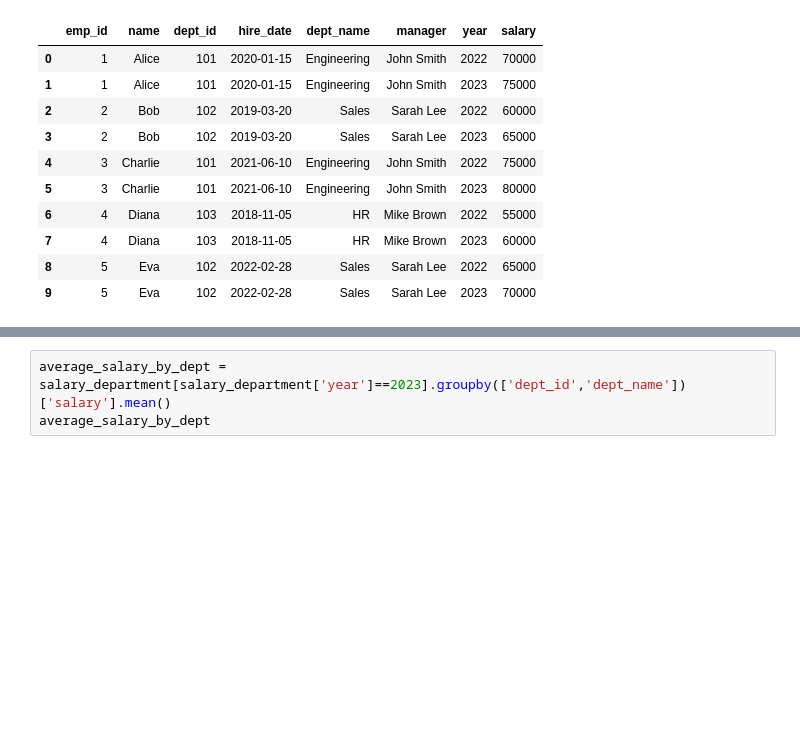
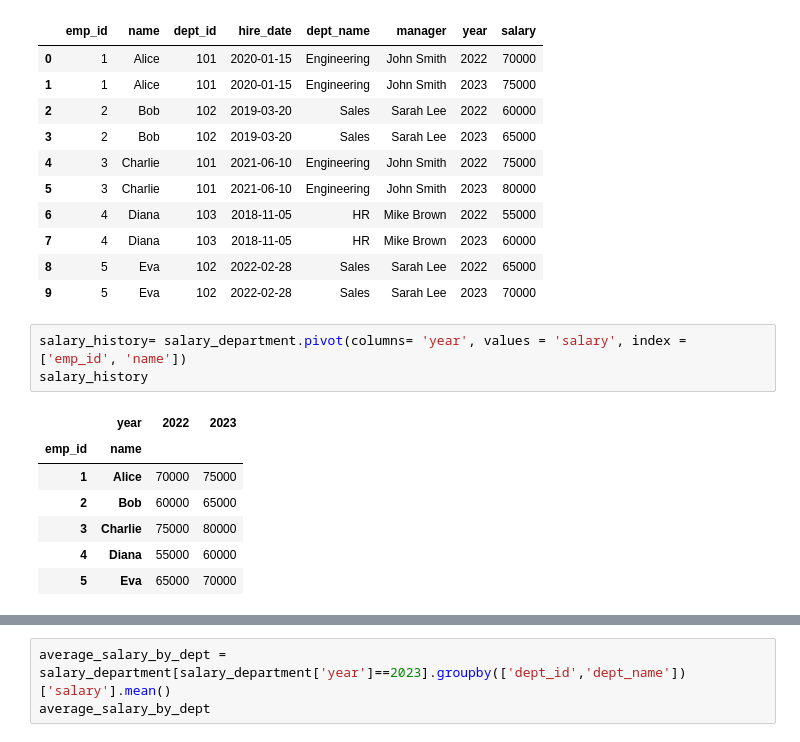
Before and after one commit to KEN-DATALABS/PROJECT-LIST, a Jupyter notebook: OneDrive/Documents/List Project/Project3.ipynb, the cells around one changed output, grey strips where cells are left out. Saved outputs shown, nothing was run; the diff lists cells and outputs as text; blank space fills up the shorter version.

```diff
--- a/OneDrive/Documents/List Project/Project3.ipynb
+++ b/OneDrive/Documents/List Project/Project3.ipynb
@@ -862,3 +862,14 @@ salary_department
 | 7 | 4 | Diana | 103 | 2018-11-05 | HR | Mike Brown | 2023 | 60000 |
 | 8 | 5 | Eva | 102 | 2022-02-28 | Sales | Sarah Lee | 2022 | 65000 |
 | 9 | 5 | Eva | 102 | 2022-02-28 | Sales | Sarah Lee | 2023 | 70000 |
+# %%
+salary_history= salary_department.pivot(columns= 'year', values = 'salary', index = ['emp_id', 'name'])
+salary_history
+# %% [output]
+|  | year | 2022 | 2023 |
+| emp_id | name |  |  |
+| 1 | Alice | 70000 | 75000 |
+| 2 | Bob | 60000 | 65000 |
+| 3 | Charlie | 75000 | 80000 |
+| 4 | Diana | 55000 | 60000 |
+| 5 | Eva | 65000 | 70000 |
```
Also changed, not shown: parts of 8 cells of this notebook.
